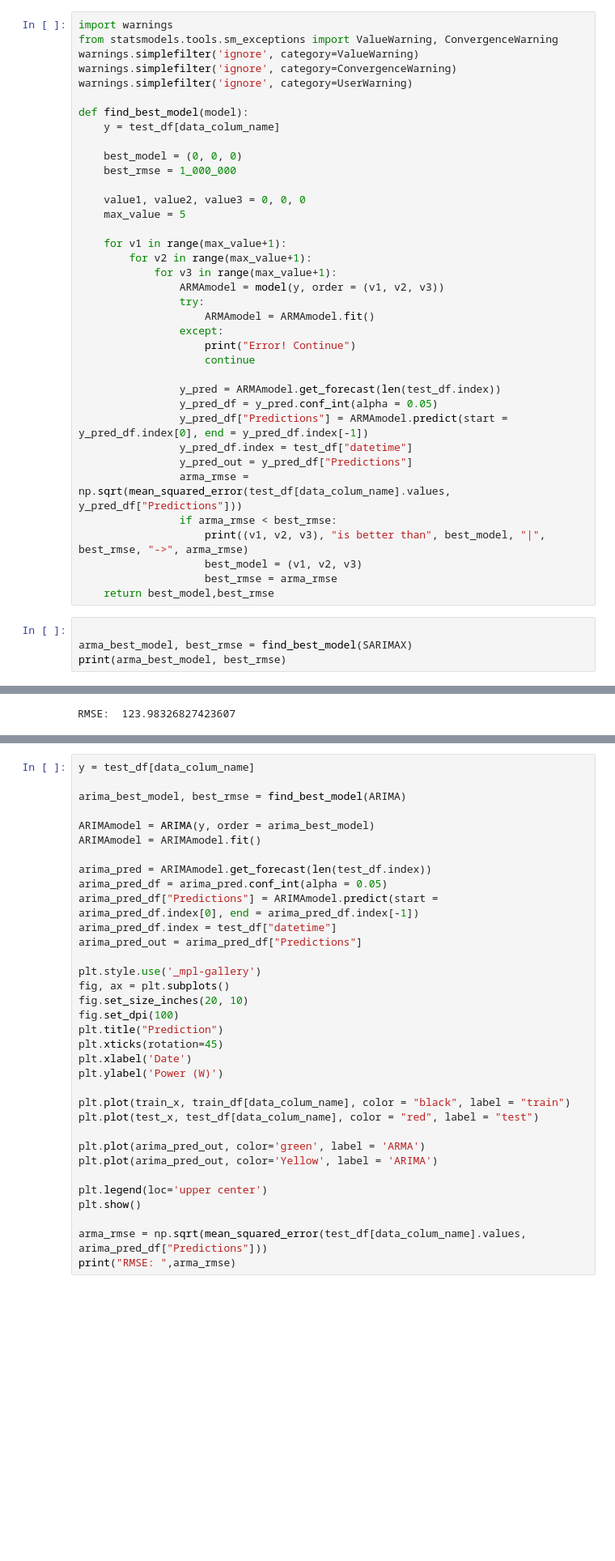
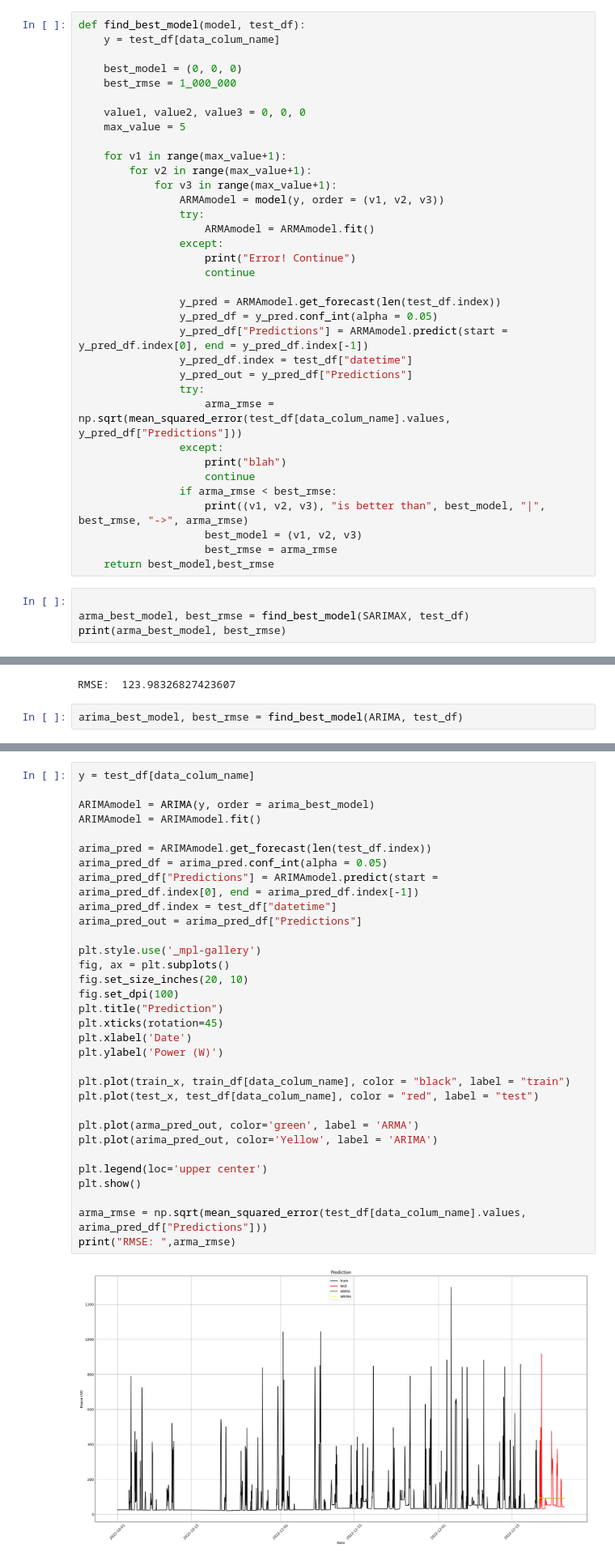
Before and after one commit to Machalkas/LoraWanDataAnalysis, a Jupyter notebook: main.ipynb, the cells around one changed output, grey strips where cells are left out. Shown at 81% size. Cells and saved outputs as stored; diff of their text form; blank space fills up the shorter version.

Commit message:
make predictions base on resampled data

```diff
--- a/main.ipynb
+++ b/main.ipynb
@@ -127,13 +138,7 @@ plt.show()
 # %% [markdown]
 Подберем модель
 # %%
-import warnings
-from statsmodels.tools.sm_exceptions import ValueWarning, ConvergenceWarning
-warnings.simplefilter('ignore', category=ValueWarning)
-warnings.simplefilter('ignore', category=ConvergenceWarning)
-warnings.simplefilter('ignore', category=UserWarning)
-
-def find_best_model(model):
+def find_best_model(model, test_df):
     y = test_df[data_colum_name]
 
     best_model = (0, 0, 0)
@@ -157,7 +162,11 @@ def find_best_model(model):
                 y_pred_df["Predictions"] = ARMAmodel.predict(start = y_pred_df.index[0], end = y_pred_df.index[-1])
                 y_pred_df.index = test_df["datetime"]
                 y_pred_out = y_pred_df["Predictions"]
-                arma_rmse = np.sqrt(mean_squared_error(test_df[data_colum_name].values, y_pred_df["Predictions"]))
+                try:
+                    arma_rmse = np.sqrt(mean_squared_error(test_df[data_colum_name].values, y_pred_df["Predictions"]))
+                except:
+                    print("blah")
+                    continue
                 if arma_rmse < best_rmse:
                     print((v1, v2, v3), "is better than", best_model, "|", best_rmse, "->", arma_rmse)
                     best_model = (v1, v2, v3)
@@ -165,7 +174,7 @@ def find_best_model(model):
     return best_model,best_rmse
 # %%
 
-arma_best_model, best_rmse = find_best_model(SARIMAX)
+arma_best_model, best_rmse = find_best_model(SARIMAX, test_df)
 print(arma_best_model, best_rmse)
 # %% [output]
 (0, 0, 0) is better than (0, 0, 0) | 1000000 -> 155.6307156150647
@@ -218,3 +227,5 @@ arma_rmse = np.sqrt(mean_squared_error(test_df[data_colum_name].values, arma_pre
 print("RMSE: ",arma_rmse)
 # %% [output]
 RMSE:  123.98326827423607
+# %%
+arima_best_model, best_rmse = find_best_model(ARIMA, test_df)
@@ -221,35 +240,34 @@ RMSE:  123.98326827423607
 # %%
 y = test_df[data_colum_name]
-
-arima_best_model, best_rmse = find_best_model(ARIMA)
 
 ARIMAmodel = ARIMA(y, order = arima_best_model)
 ARIMAmodel = ARIMAmodel.fit()
 
 arima_pred = ARIMAmodel.get_forecast(len(test_df.index))
 arima_pred_df = arima_pred.conf_int(alpha = 0.05)
 arima_pred_df["Predictions"] = ARIMAmodel.predict(start = arima_pred_df.index[0], end = arima_pred_df.index[-1])
 arima_pred_df.index = test_df["datetime"]
 arima_pred_out = arima_pred_df["Predictions"]
 
 plt.style.use('_mpl-gallery')
 fig, ax = plt.subplots()
 fig.set_size_inches(20, 10)
 fig.set_dpi(100)
 plt.title("Prediction")
 plt.xticks(rotation=45)
 plt.xlabel('Date')
 plt.ylabel('Power (W)')
 
 plt.plot(train_x, train_df[data_colum_name], color = "black", label = "train")
 plt.plot(test_x, test_df[data_colum_name], color = "red", label = "test")
 
-plt.plot(arima_pred_out, color='green', label = 'ARMA')
+plt.plot(arma_pred_out, color='green', label = 'ARMA')
 plt.plot(arima_pred_out, color='Yellow', label = 'ARIMA')
 
 plt.legend(loc='upper center')
 plt.show()
 
 arma_rmse = np.sqrt(mean_squared_error(test_df[data_colum_name].values, arima_pred_df["Predictions"]))
 print("RMSE: ",arma_rmse)
 # %% [output]
+[figure]
```
Also changed, not shown: parts of 17 cells of this notebook.
